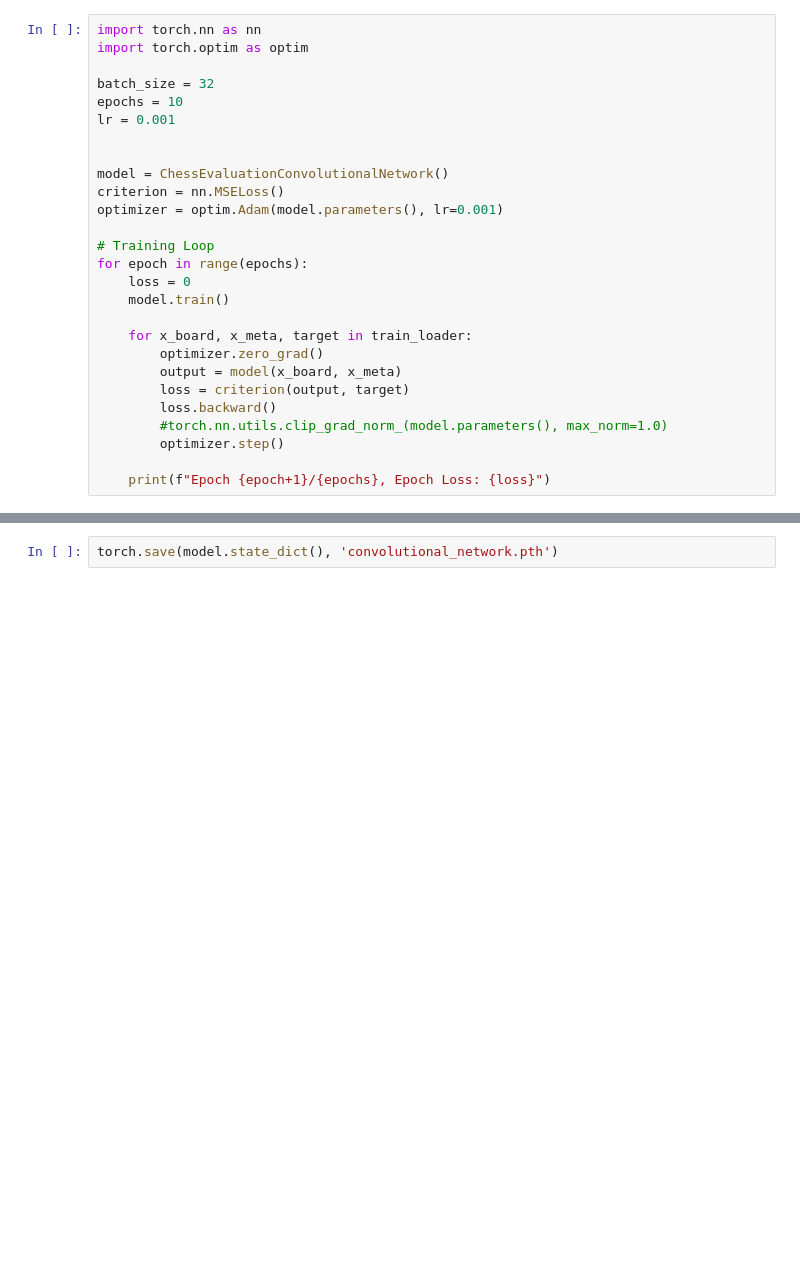
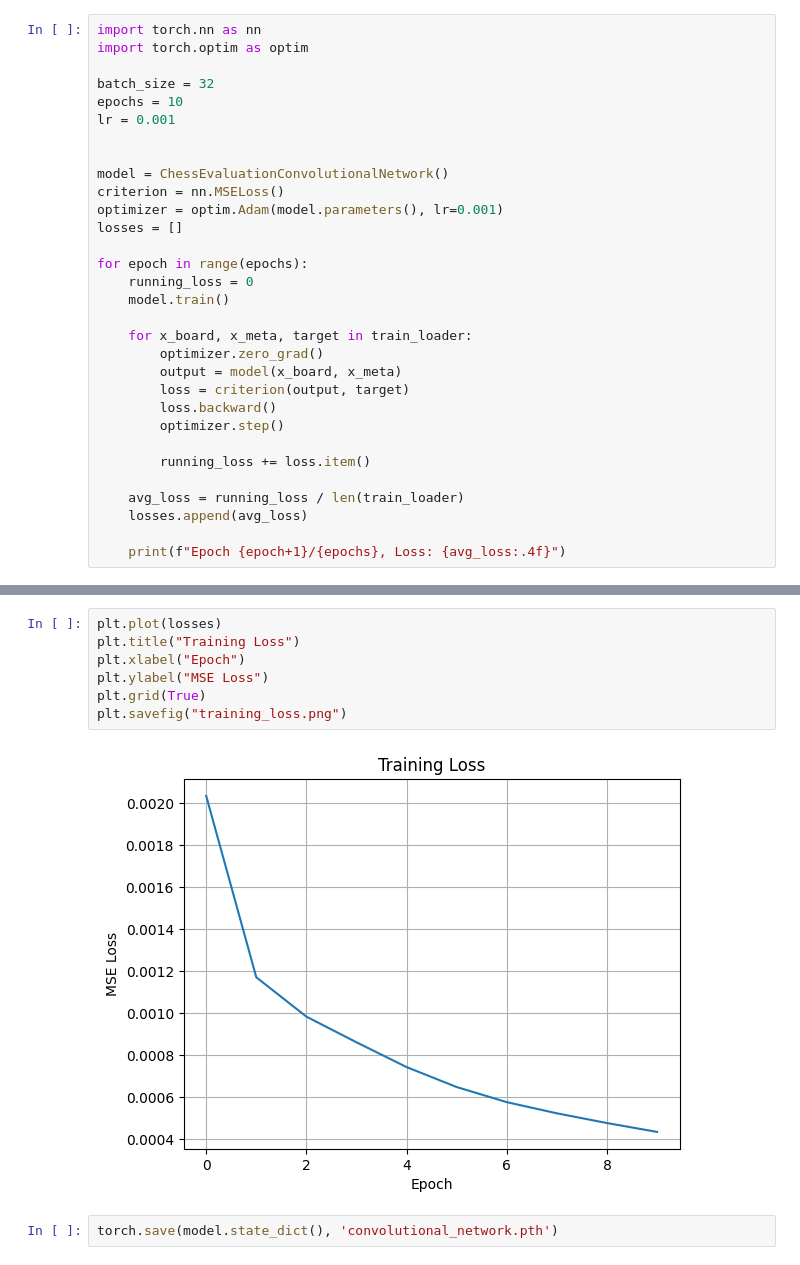
Before and after one commit to CamPlume1/chess-agent, a Jupyter notebook: models/cnn/cnn_training.ipynb, the cells around one changed output, grey strips where cells are left out. Drawn from its saved outputs; the diff is of its cells as text; blank space fills up the shorter version.

```diff
--- a/models/cnn/cnn_training.ipynb
+++ b/models/cnn/cnn_training.ipynb
@@ -46,10 +46,10 @@ lr = 0.001
 model = ChessEvaluationConvolutionalNetwork()
 criterion = nn.MSELoss()
 optimizer = optim.Adam(model.parameters(), lr=0.001)
+losses = []
 
-# Training Loop
 for epoch in range(epochs):
-    loss = 0
+    running_loss = 0
     model.train()
 
     for x_board, x_meta, target in train_loader:
@@ -57,8 +57,12 @@ for epoch in range(epochs):
         output = model(x_board, x_meta)
         loss = criterion(output, target)
         loss.backward()
-        #torch.nn.utils.clip_grad_norm_(model.parameters(), max_norm=1.0)
         optimizer.step()
 
-    print(f"Epoch {epoch+1}/{epochs}, Epoch Loss: {loss}")
+        running_loss += loss.item()
+
+    avg_loss = running_loss / len(train_loader)
+    losses.append(avg_loss)
+
+    print(f"Epoch {epoch+1}/{epochs}, Loss: {avg_loss:.4f}")
 # %% [output]
@@ -90,2 +94,11 @@ Test RMSE: 0.0266
+# %%
+plt.plot(losses)
+plt.title("Training Loss")
+plt.xlabel("Epoch")
+plt.ylabel("MSE Loss")
+plt.grid(True)
+plt.savefig("training_loss.png")
+# %% [output]
+[figure, added]
 # %%
 torch.save(model.state_dict(), 'convolutional_network.pth')
```
Also changed, not shown: parts of 4 cells of this notebook, 2 other files.
